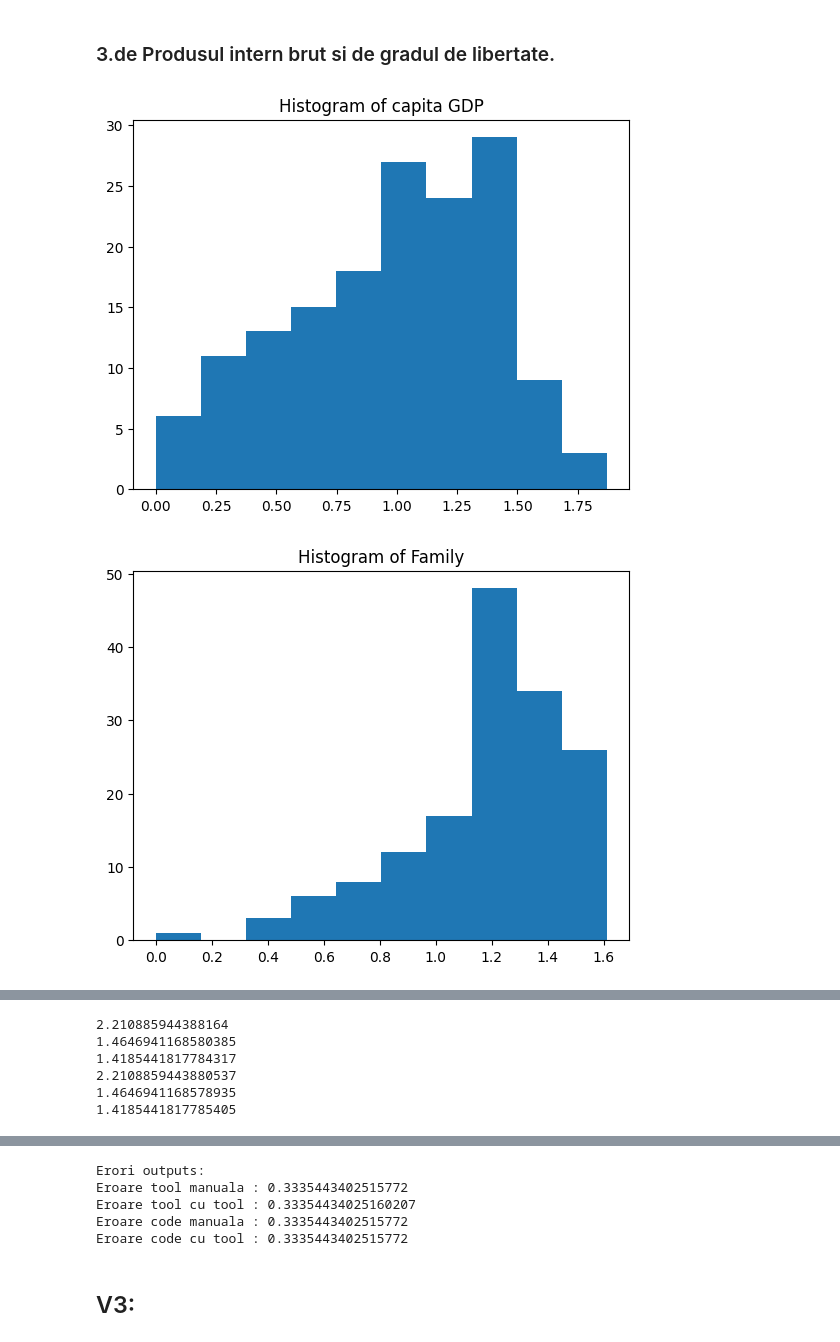
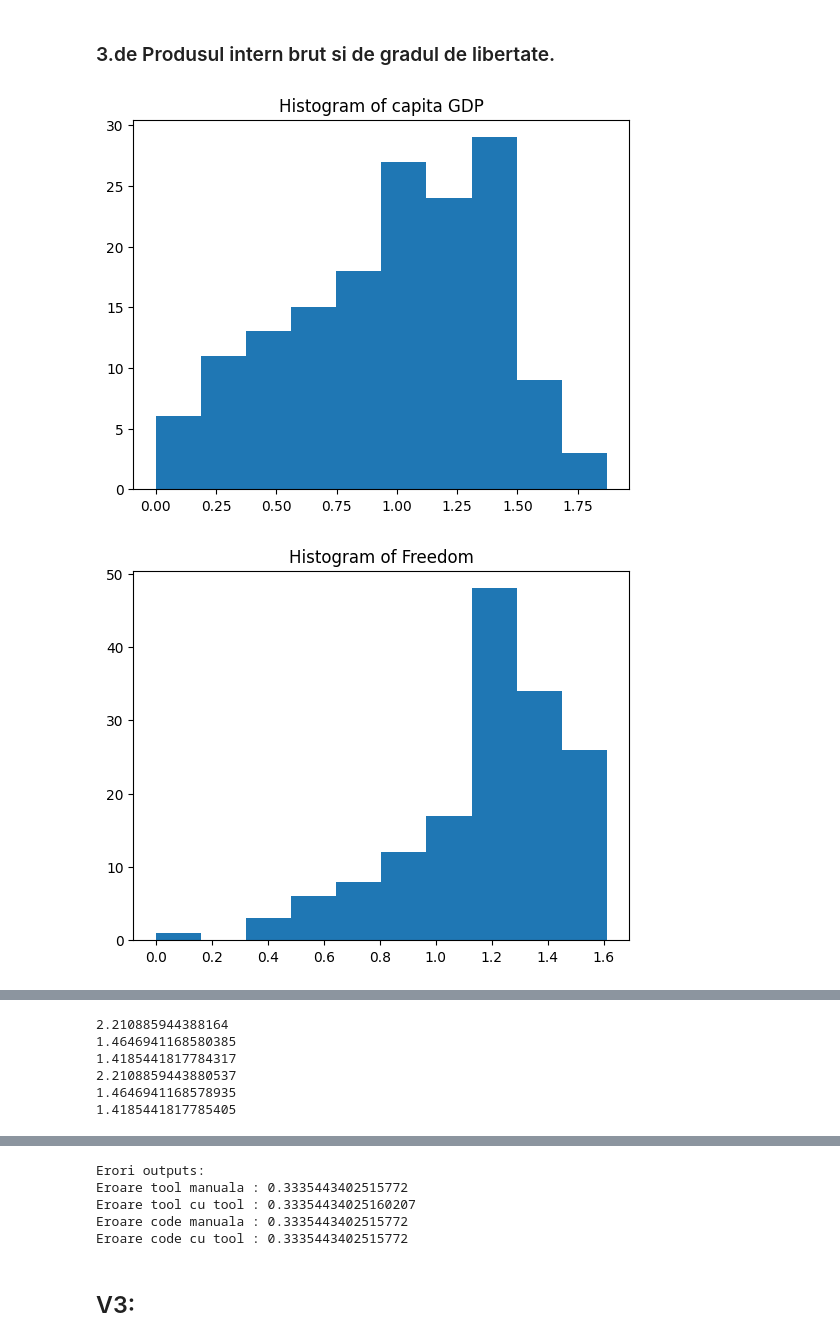
Before and after one commit to redusca/Semestrul-4-Ubb, a Jupyter notebook: Ai/Lab5/Lab5Ai.ipynb, the cells around one changed output, grey strips where cells are left out. Saved outputs shown, nothing was run; the diff lists cells and outputs as text; code cells hidden in the pictures.

```diff
--- a/Ai/Lab5/Lab5Ai.ipynb
+++ b/Ai/Lab5/Lab5Ai.ipynb
@@ -335,12 +335,12 @@ Eroare code cu tool : 0.6051231125473606
 # %%
 SolveRegresieBivariata(filename='v2_world-happiness-report-2017.csv',
                inputVariableNameFirst='Economy..GDP.per.Capita.',
                inputVariableNameSecond='Family',
                outputVariableName='Happiness.Score',
                labelInputFirst='capita GDP',
-               labelInputSecond='Family',
+               labelInputSecond='Freedom',
                labelOuput='Happiness score')
 # %% [output]
 [figure]
-[figure, old version]
+[figure, new version]
 [figure]
```
Also changed, not shown: parts of 3 cells of this notebook.
